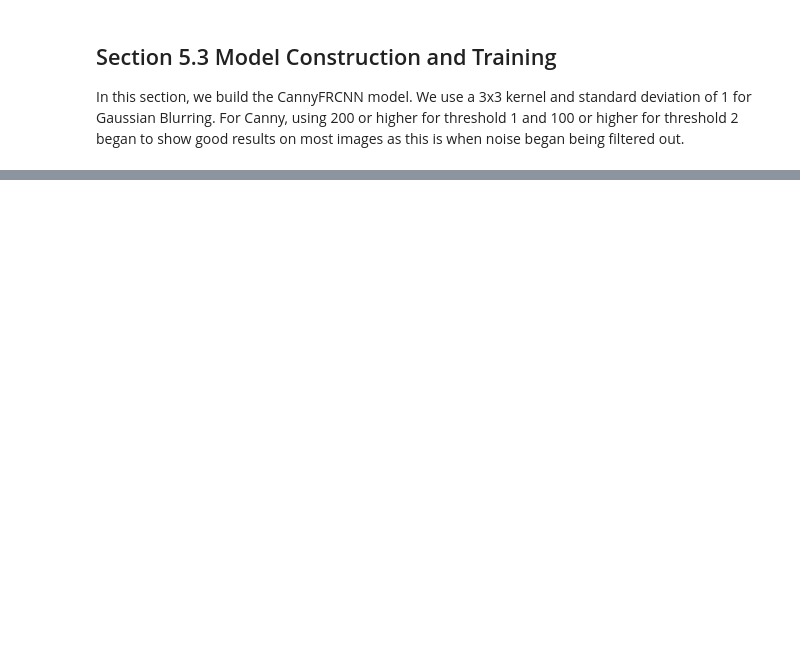
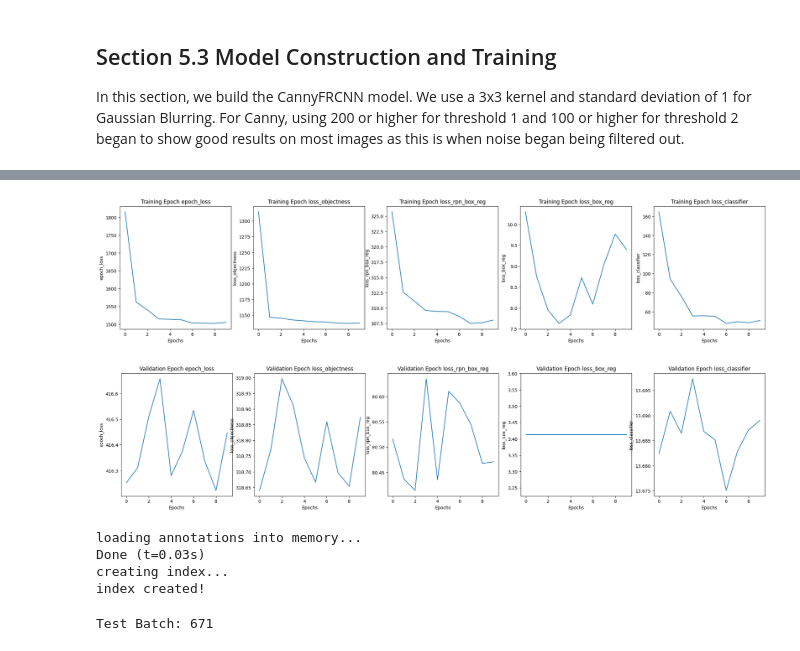
Before and after one commit to jag1799/SeaSARR, a Jupyter notebook: src/frcnn/CannyFrcnn.ipynb, the cells around one changed output, grey strips where cells are left out. Drawn from its saved outputs; the diff is of its cells as text; code cells hidden in the pictures; blank space fills up the shorter version.

```diff
--- a/src/frcnn/CannyFrcnn.ipynb
+++ b/src/frcnn/CannyFrcnn.ipynb
@@ -97,0 +225,25 @@ worker.train(train_dataloader, num_epochs=1, indices_to_skip=[3736])
+# %%
+# Plot Baseline training and validation metrics
+worker.plot_losses(True)
+plt.show()
+worker.plot_losses(False)
+plt.show()
+# %% [output]
+[figure, added]
+[figure, added]
+# %%
+test_images = os.path.join(workspace_builder._data_path, "test")
+test_annotations = os.path.join(workspace_builder._data_path, "annotations", "test_annotations.coco.json")
+test_data = SeaSarFRCNN(test_images, test_annotations, transform=tester_transforms)
+test_data = torchvision.datasets.wrap_dataset_for_transforms_v2(test_data, target_keys=("boxes", "labels"))
+test_dataloader = torch.utils.data.DataLoader(test_data, batch_size=1, shuffle=True, collate_fn=test_data._packager, num_workers=20)
+# %% [output]
+loading annotations into memory...
+Done (t=0.03s)
+creating index...
+index created!
+# %%
+threshold = 0.5
+performance, maP = worker.model_test(test_dataloader, threshold)
+# %% [output]
+Test Batch: 671
```
Also changed, not shown: parts of 22 cells of this notebook.
